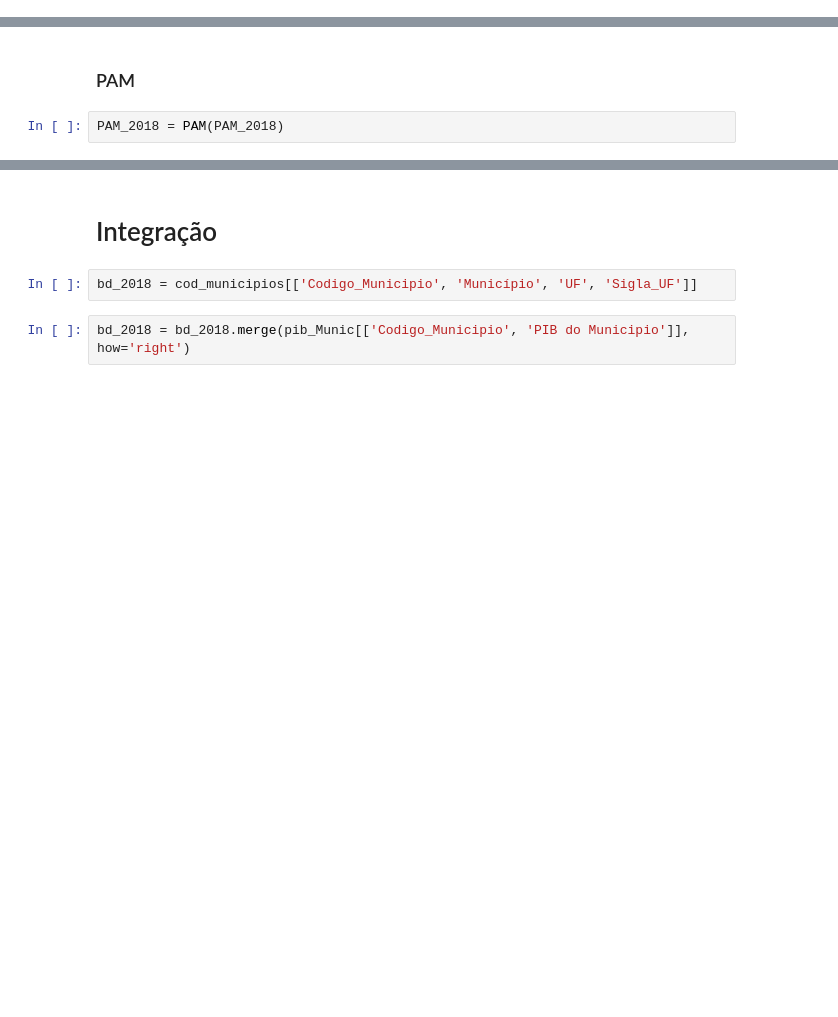
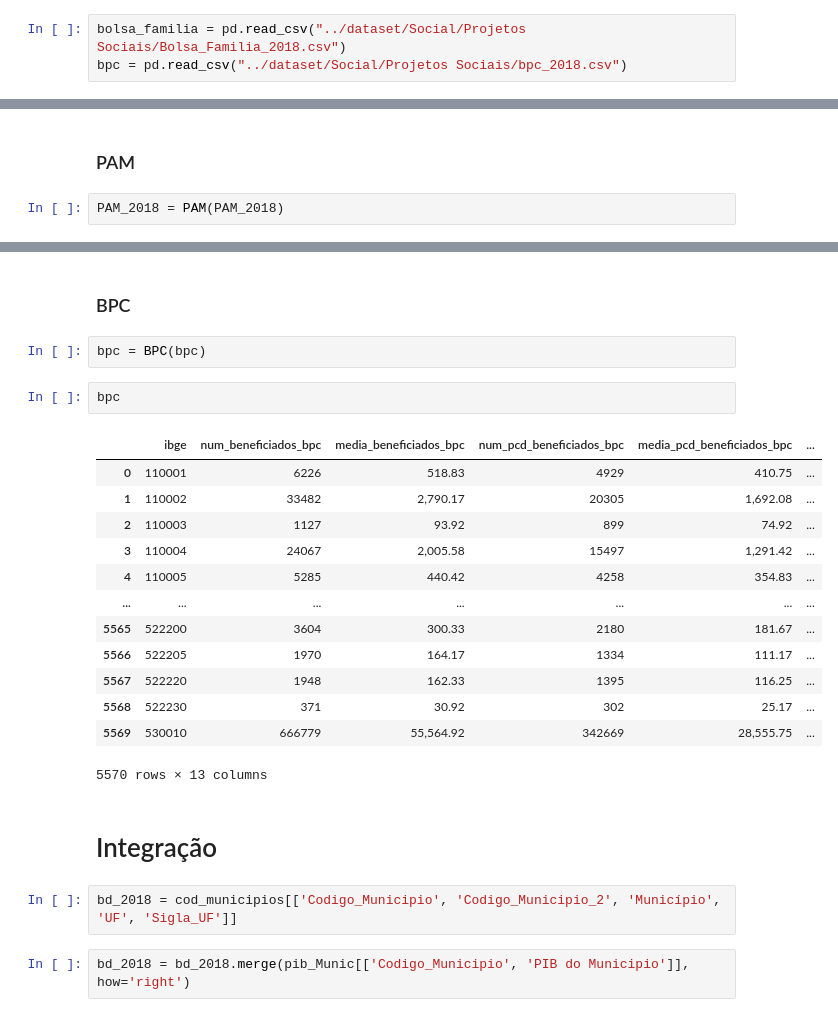
Before and after one commit to AHChaves/IC-InSAN, a Jupyter notebook: Integracao/integracao_2018.ipynb, the cells around one changed output, grey strips where cells are left out. Drawn from its saved outputs; the diff is of its cells as text; blank space fills up the shorter version.

Commit message:
ADD: Integração das tabelas de projetos sociais em 2018

```diff
--- a/Integracao/integracao_2018.ipynb
+++ b/Integracao/integracao_2018.ipynb
@@ -4,6 +4,9 @@ import pandas as pd
 %run funcoes_gerais.ipynb
 # %%
 PAM_2018 = pd.read_excel("../dataset/Producao Alimentar/Tipos de Alimento/PAM_2018.xlsx")
+# %%
+bolsa_familia = pd.read_csv("../dataset/Social/Projetos Sociais/Bolsa_Familia_2018.csv")
+bpc = pd.read_csv("../dataset/Social/Projetos Sociais/bpc_2018.csv")
 # %%
 cod_municipios = pd.read_csv('../dataset/Código dos Municípios')
 # %%
@@ -79,7 +192,27 @@ PAM_2018 = PAM(PAM_2018)
+# %% [markdown]
+### BPC
+# %%
+bpc = BPC(bpc)
+# %%
+bpc
+# %% [output]
+|  | ibge | num_beneficiados_bpc | media_beneficiados_bpc | num_pcd_beneficiados_bpc | media_pcd_beneficiados_bpc | ... |
+| 0 | 110001 | 6226 | 518.83 | 4929 | 410.75 | ... |
+| 1 | 110002 | 33482 | 2,790.17 | 20305 | 1,692.08 | ... |
+| 2 | 110003 | 1127 | 93.92 | 899 | 74.92 | ... |
+| 3 | 110004 | 24067 | 2,005.58 | 15497 | 1,291.42 | ... |
+| 4 | 110005 | 5285 | 440.42 | 4258 | 354.83 | ... |
+| ... | ... | ... | ... | ... | ... | ... |
+| 5565 | 522200 | 3604 | 300.33 | 2180 | 181.67 | ... |
+| 5566 | 522205 | 1970 | 164.17 | 1334 | 111.17 | ... |
+| 5567 | 522220 | 1948 | 162.33 | 1395 | 116.25 | ... |
+| 5568 | 522230 | 371 | 30.92 | 302 | 25.17 | ... |
+| 5569 | 530010 | 666779 | 55,564.92 | 342669 | 28,555.75 | ... |
+5570 rows × 13 columns
 # %% [markdown]
 # Integração
 # %%
-bd_2018 = cod_municipios[['Codigo_Municipio', 'Município', 'UF', 'Sigla_UF']]
+bd_2018 = cod_municipios[['Codigo_Municipio', 'Codigo_Municipio_2', 'Município', 'UF', 'Sigla_UF']]
 # %%
 bd_2018 = bd_2018.merge(pib_Munic[['Codigo_Municipio', 'PIB do Municipio']], how='right')
 # %%
```
Also changed, not shown: parts of 22 cells of this notebook, 1 other file.
